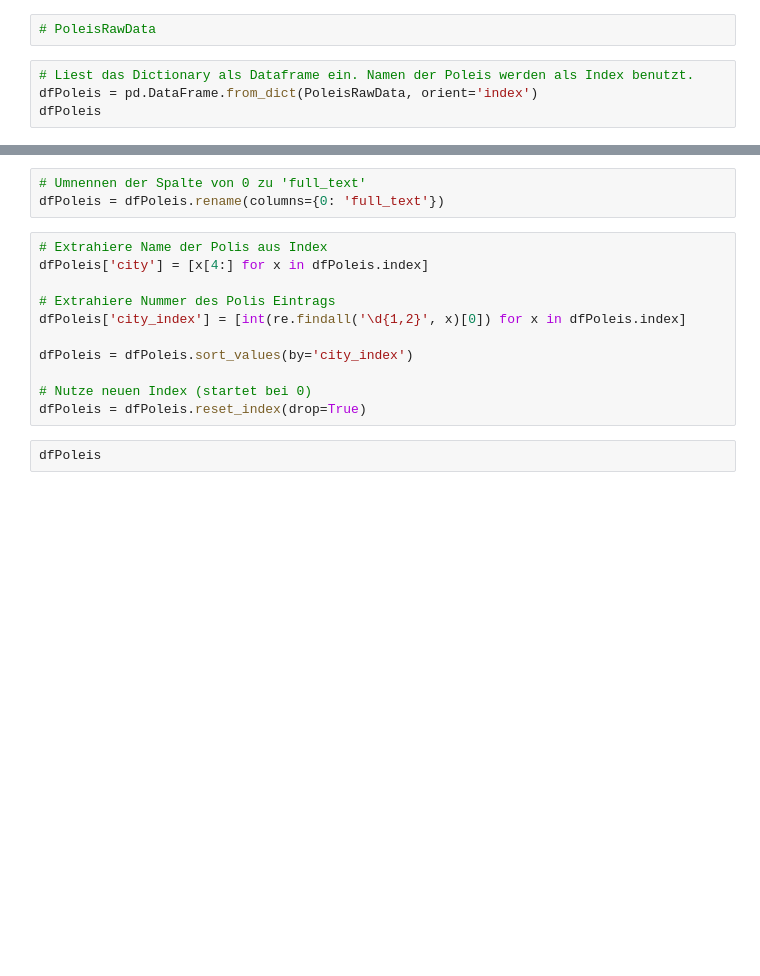
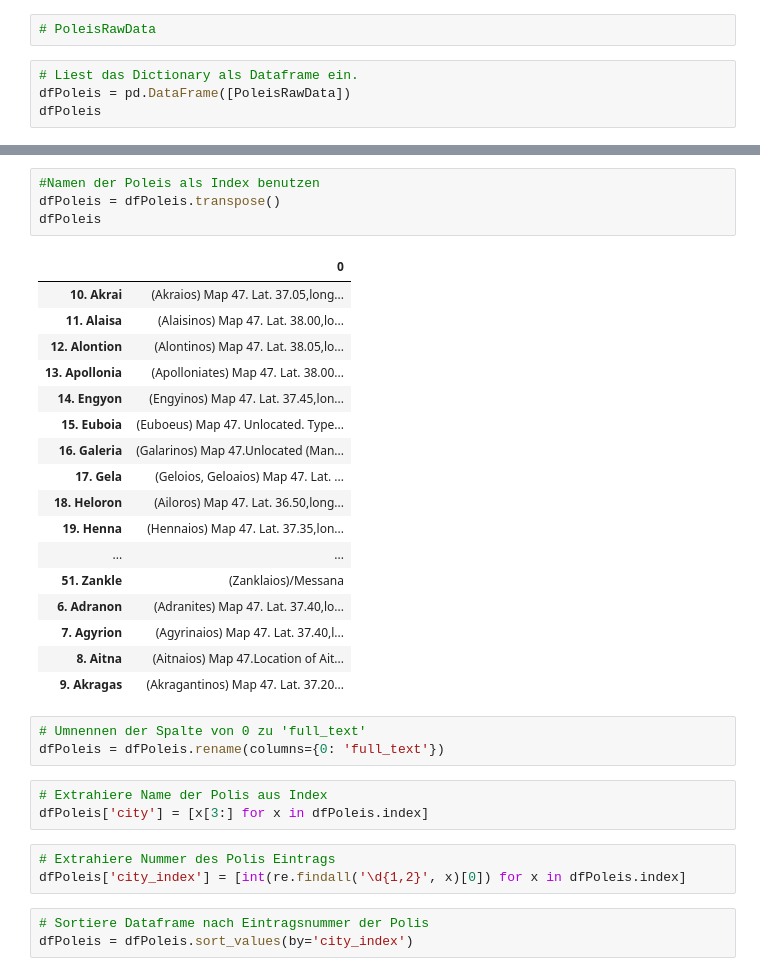
Before and after one commit to computational-humanities/vorlesung, a Jupyter notebook: Notebooks/CHVorl1.ipynb, the cells around one changed output, grey strips where cells are left out. Drawn from its saved outputs; the diff is of its cells as text; blank space fills up the shorter version.

```diff
--- a/Notebooks/CHVorl1.ipynb
+++ b/Notebooks/CHVorl1.ipynb
@@ -134,7 +134,7 @@ Map 47.  Lat. 37.10,long.  14.55:  the  loca- tion  is,  however,  uncertain,  a
 # %%
 # PoleisRawData
 # %%
-# Liest das Dictionary als Dataframe ein. Namen der Poleis werden als Index benutzt.
-dfPoleis = pd.DataFrame.from_dict(PoleisRawData, orient='index')
+# Liest das Dictionary als Dataframe ein.
+dfPoleis = pd.DataFrame([PoleisRawData])
 dfPoleis
 # %% [output]
@@ -158,16 +144,34 @@ dfPoleis
+# %%
+#Namen der Poleis als Index benutzen
+dfPoleis = dfPoleis.transpose()
+dfPoleis
+# %% [output]
+|  | 0 |
+| 10. Akrai | (Akraios) Map 47. Lat. 37.05,long... |
+| 11. Alaisa | (Alaisinos) Map 47. Lat. 38.00,lo... |
+| 12. Alontion | (Alontinos) Map 47. Lat. 38.05,lo... |
+| 13. Apollonia | (Apolloniates) Map 47. Lat. 38.00... |
+| 14. Engyon | (Engyinos) Map 47. Lat. 37.45,lon... |
+| 15. Euboia | (Euboeus) Map 47. Unlocated. Type... |
+| 16. Galeria | (Galarinos) Map 47.Unlocated (Man... |
+| 17. Gela | (Geloios, Geloaios) Map 47. Lat. ... |
+| 18. Heloron | (Ailoros) Map 47. Lat. 36.50,long... |
+| 19. Henna | (Hennaios) Map 47. Lat. 37.35,lon... |
+| ... | ... |
+| 51. Zankle | (Zanklaios)/Messana |
+| 6. Adranon | (Adranites) Map 47. Lat. 37.40,lo... |
+| 7. Agyrion | (Agyrinaios) Map 47. Lat. 37.40,l... |
+| 8. Aitna | (Aitnaios) Map 47.Location of Ait... |
+| 9. Akragas | (Akragantinos) Map 47. Lat. 37.20... |
 # %%
 # Umnennen der Spalte von 0 zu 'full_text'
 dfPoleis = dfPoleis.rename(columns={0: 'full_text'})
+# %%
+# Extrahiere Name der Polis aus Index
+dfPoleis['city'] = [x[3:] for x in dfPoleis.index]
 # %%
-# Extrahiere Name der Polis aus Index
-dfPoleis['city'] = [x[4:] for x in dfPoleis.index]
-
 # Extrahiere Nummer des Polis Eintrags
 dfPoleis['city_index'] = [int(re.findall('\d{1,2}', x)[0]) for x in dfPoleis.index]
-
-dfPoleis = dfPoleis.sort_values(by='city_index')
-
-# Nutze neuen Index (startet bei 0)
-dfPoleis = dfPoleis.reset_index(drop=True)
-# %%
-dfPoleis
+# %%
+# Sortiere Dataframe nach Eintragsnummer der Polis
+dfPoleis = dfPoleis.sort_values(by='city_index')
```
Also changed, not shown: parts of 8 cells of this notebook.
